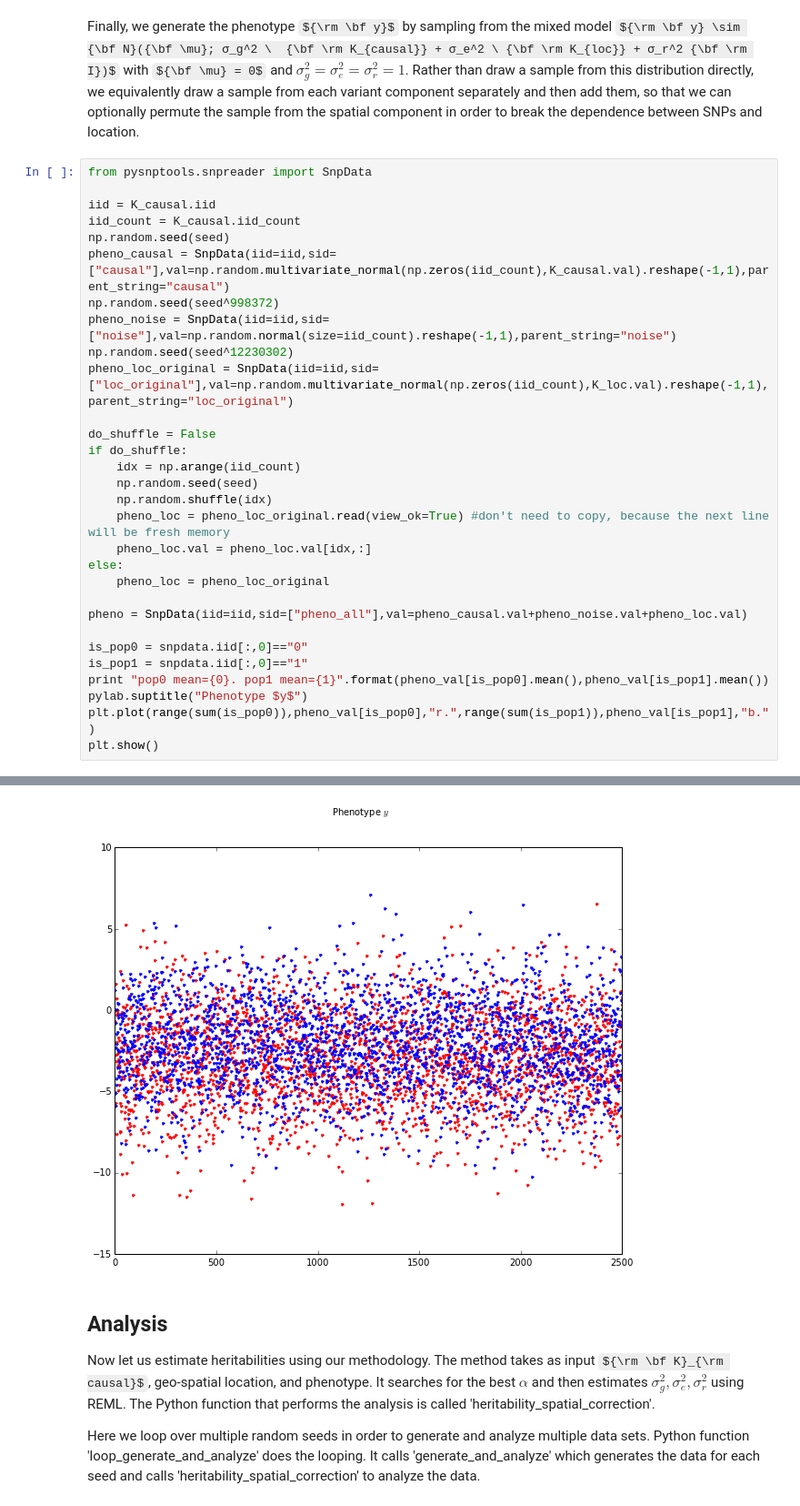
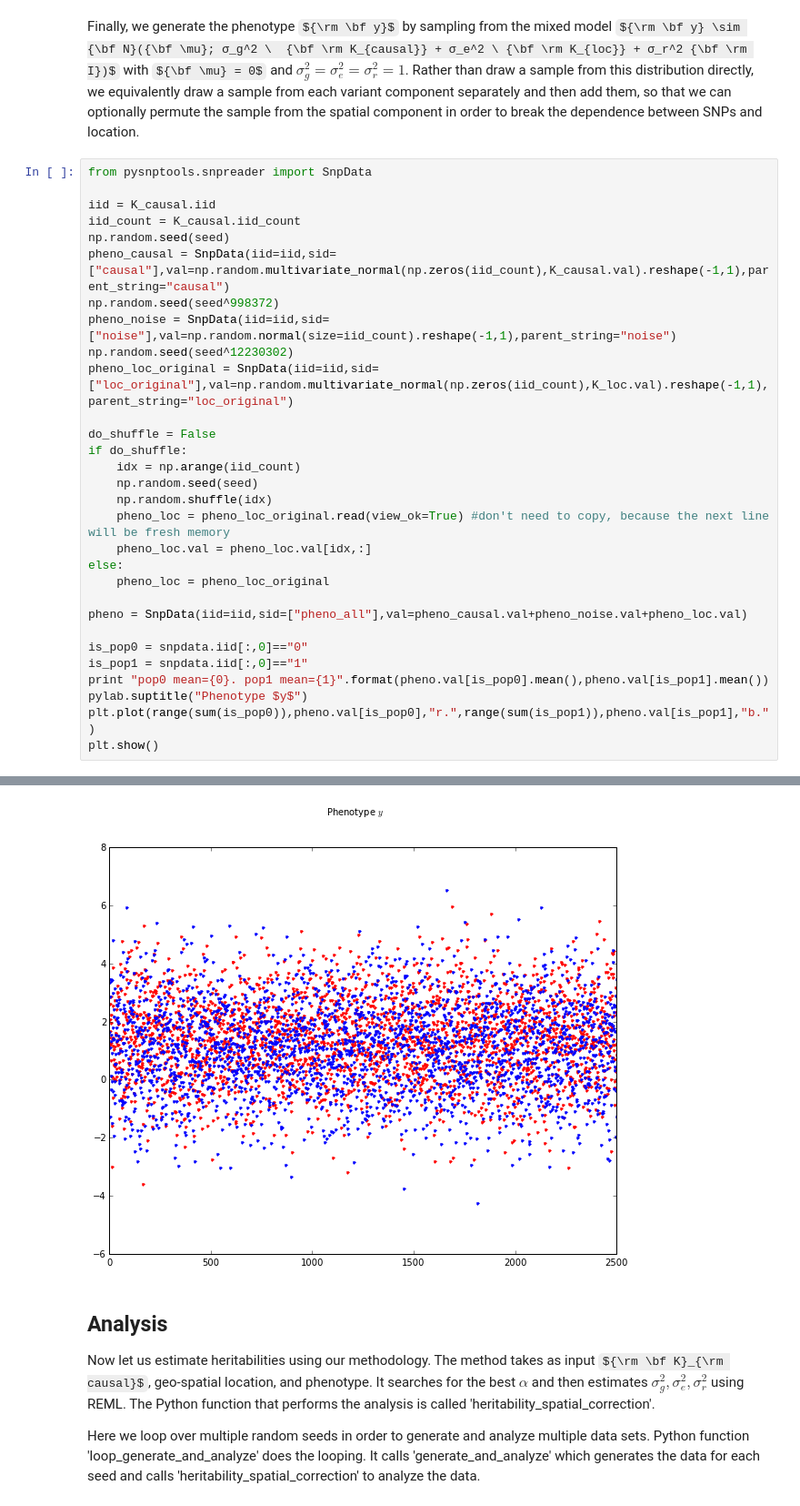
Before and after one commit to rpool/FaST-LMM, a Jupyter notebook: doc/ipynb/heritability_si.ipynb, the cells around one changed output, grey strips where cells are left out. Shown at 91% size. Drawn from its saved outputs; the diff is of its cells as text; some formulas as TeX source.

```diff
--- a/doc/ipynb/heritability_si.ipynb
+++ b/doc/ipynb/heritability_si.ipynb
@@ -149,8 +154,8 @@ pheno = SnpData(iid=iid,sid=["pheno_all"],val=pheno_causal.val+pheno_noise.val+p
 
 is_pop0 = snpdata.iid[:,0]=="0"
 is_pop1 = snpdata.iid[:,0]=="1"
-print "pop0 mean={0}. pop1 mean={1}".format(pheno_val[is_pop0].mean(),pheno_val[is_pop1].mean())
+print "pop0 mean={0}. pop1 mean={1}".format(pheno.val[is_pop0].mean(),pheno.val[is_pop1].mean())
 pylab.suptitle("Phenotype $y$")
-plt.plot(range(sum(is_pop0)),pheno_val[is_pop0],"r.",range(sum(is_pop1)),pheno_val[is_pop1],"b.")
+plt.plot(range(sum(is_pop0)),pheno.val[is_pop0],"r.",range(sum(is_pop1)),pheno.val[is_pop1],"b.")
 plt.show()
 # %% [output]
@@ -158,4 +163,4 @@ pop0 mean=-3.00403248398. pop1 mean=-2.15067263671
-[figure, old version]
+[figure, new version]
 # %% [markdown]
 ## Analysis
 
```
Also changed, not shown: parts of 4 cells of this notebook, 1 other file.
